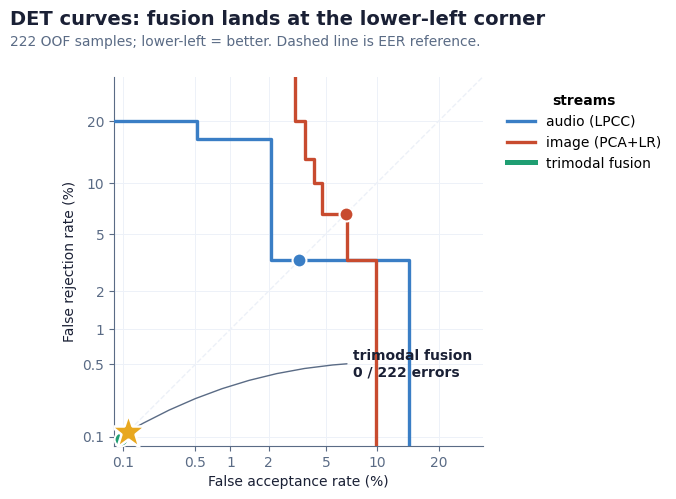
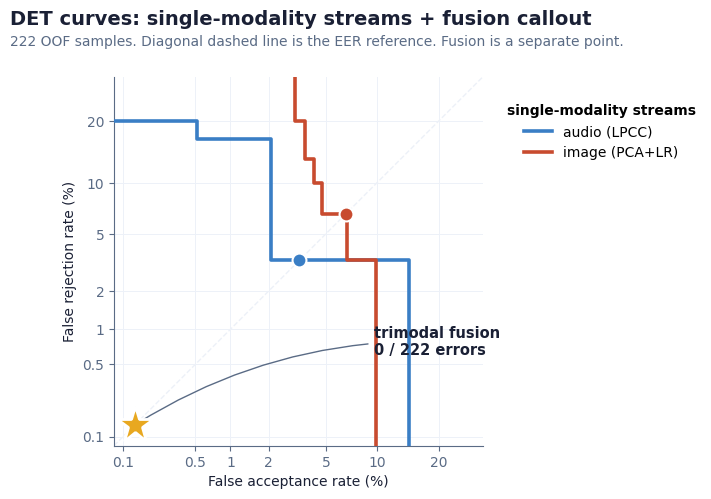
The notebook cell's code change between the first figure and the second:
--- before
+++ after
@@ -19,8 +19,9 @@
 y = oof["y"]
 
+# Only the two single-modality streams have meaningful DET curves.
+# Fusion makes 0/222 errors so its DET collapses to one point (the gold star).
 streams = [
     ("audio (LPCC)",   oof["lpcc"],   P["audio"]),
     ("image (PCA+LR)", oof["image"], P["image"]),
-    ("trimodal fusion", oof["fusion"], P["fusion"]),
 ]
 
@@ -28,5 +29,4 @@
 fig.subplots_adjust(top=0.84, left=0.12, right=0.74, bottom=0.13)
 
-# tighter axis range so curves use more of the canvas
 xlim = (norm.ppf(0.0008), norm.ppf(0.30))
 ylim = (norm.ppf(0.0008), norm.ppf(0.30))
@@ -40,6 +40,5 @@
 for lab, s, c in streams:
     xv, yv = det_points(s, y)
-    lw = 3.6 if lab.startswith("trimodal") else 2.4
-    ax.plot(xv, yv, "-", lw=lw, color=c, label=lab, zorder=3)
+    ax.plot(xv, yv, "-", lw=2.6, color=c, label=lab, zorder=3)
     fpr_e, fnr_e = eer_point(s, y)
     ax.plot(np.clip(norm.ppf(fpr_e), xlim[0]+0.05, xlim[1]-0.05),
@@ -47,14 +46,13 @@
             "o", ms=10, color=c, mec="white", mew=1.5, zorder=4)
 
-# fusion star (the 0/222 corner)
-fpr_f, fnr_f = eer_point(oof["fusion"], y)
-sx = np.clip(norm.ppf(max(fpr_f, 5e-4)), xlim[0]+0.1, xlim[1]-0.1)
-sy = np.clip(norm.ppf(max(fnr_f, 5e-4)), ylim[0]+0.1, ylim[1]-0.1)
-ax.plot(sx, sy, marker="*", ms=26, color=P["amber"],
-        mec="white", mew=1.8, zorder=6)
+# Trimodal fusion as an annotation only (no curve, no legend entry).
+sx = xlim[0] + 0.15
+sy = ylim[0] + 0.15
+ax.plot(sx, sy, marker="*", ms=28, color=P["amber"],
+        mec="white", mew=2.0, zorder=6)
 ax.annotate("trimodal fusion\n0 / 222 errors",
             xy=(sx, sy),
-            xytext=(sx + 1.6, sy + 0.4),
-            color=P["ink"], fontsize=10, fontweight="bold",
+            xytext=(sx + 1.7, sy + 0.5),
+            color=P["ink"], fontsize=10.5, fontweight="bold",
             ha="left",
             arrowprops=dict(arrowstyle="-", color=P["sub"], lw=1.0,
@@ -69,12 +67,12 @@
 ax.set_aspect("equal")
 
-# Legend OUTSIDE the plot on the right
+# legend OUTSIDE the plot
 ax.legend(loc="center left", bbox_to_anchor=(1.03, 0.85),
-          frameon=False, fontsize=10, title="streams",
+          frameon=False, fontsize=10, title="single-modality streams",
           title_fontproperties={"weight": "bold", "size": 10})
 
-fig.text(0.04, 0.94, "DET curves: fusion lands at the lower-left corner",
+fig.text(0.04, 0.94, "DET curves: single-modality streams + fusion callout",
          color=P["ink"], fontsize=14, fontweight="bold")
-fig.text(0.04, 0.90, "222 OOF samples; lower-left = better. Dashed line is EER reference.",
+fig.text(0.04, 0.90, "222 OOF samples. Diagonal dashed line is the EER reference. Fusion is a separate point.",
          color=P["sub"], fontsize=10)
 

Commit: polish(figures): drop fusion curve and legend entry from fig6, keep star as callout